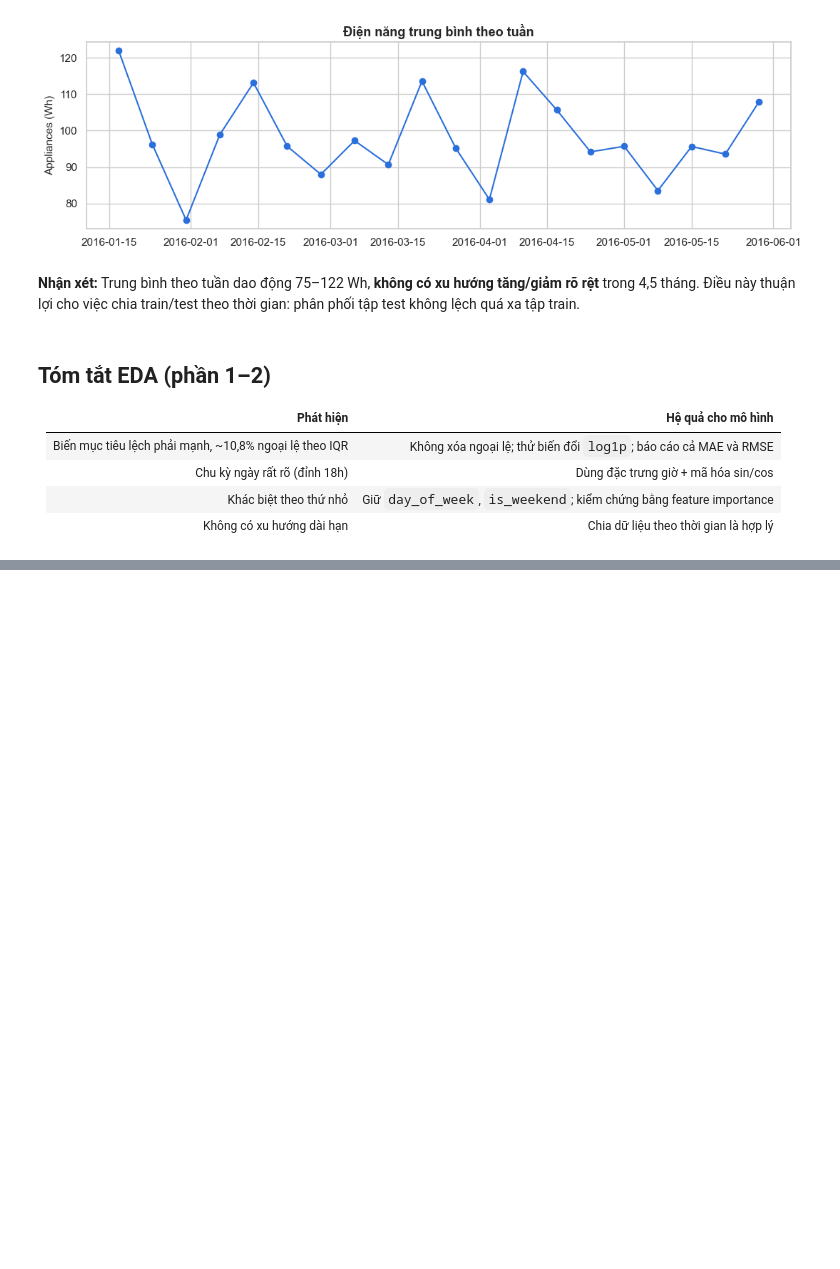
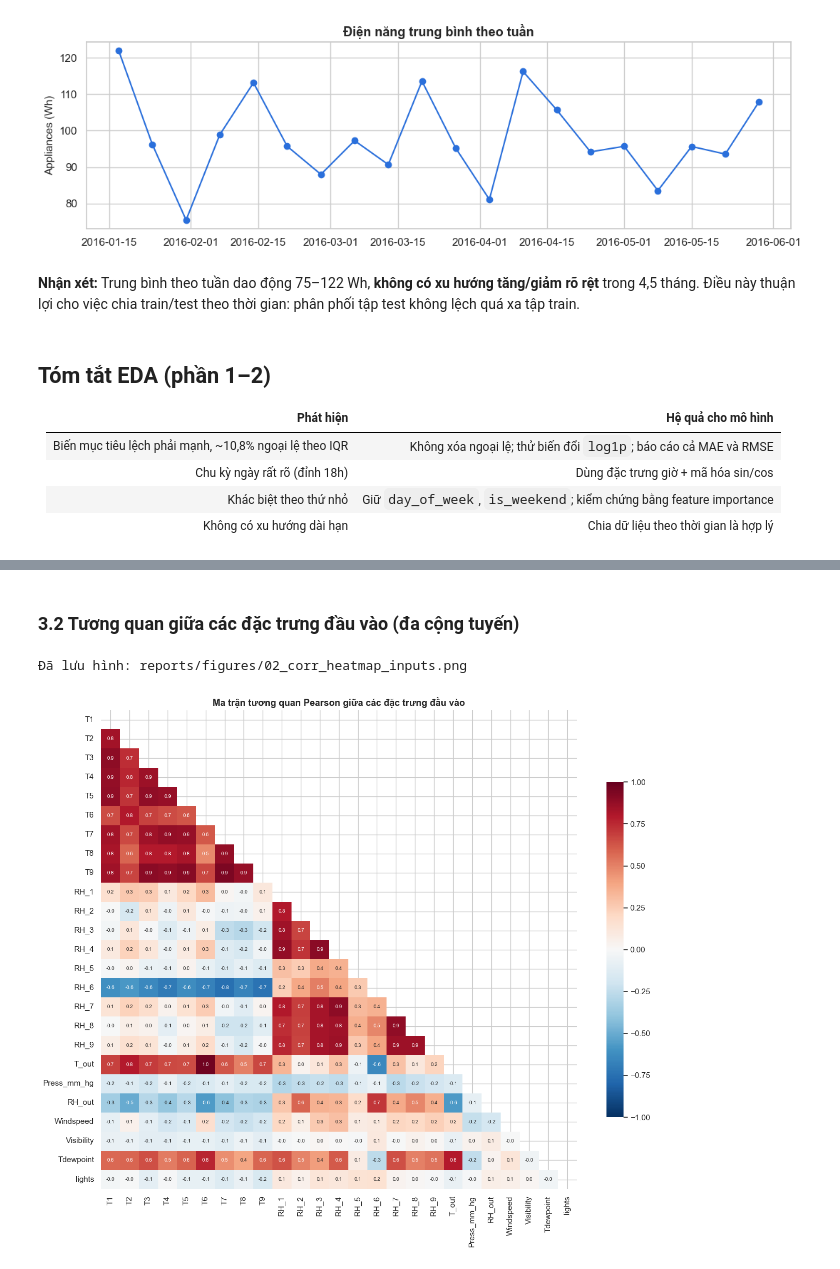
Before and after one commit to LeHung0676/Machine_learning_Group, a Jupyter notebook: DoAnCuoiKy/notebooks/02_eda.ipynb, the cells around one changed output, grey strips where cells are left out. Drawn from its saved outputs; the diff is of its cells as text; code cells hidden in the pictures; blank space fills up the shorter version.

```diff
--- a/DoAnCuoiKy/notebooks/02_eda.ipynb
+++ b/DoAnCuoiKy/notebooks/02_eda.ipynb
@@ -228,0 +295,19 @@ plt.show()
+# %% [markdown]
+### 3.2 Tương quan giữa các đặc trưng đầu vào (đa cộng tuyến)
+# %%
+from src.config import HUMIDITY_COLS, TEMP_COLS, WEATHER_COLS
+
+input_cols = TEMP_COLS + HUMIDITY_COLS + WEATHER_COLS + ["lights"]
+corr_in = df[input_cols].corr()
+
+fig, ax = plt.subplots(figsize=(13, 11))
+mask = np.triu(np.ones_like(corr_in, dtype=bool))
+sns.heatmap(corr_in, mask=mask, cmap="RdBu_r", center=0, vmin=-1, vmax=1,
+            annot=True, fmt=".1f", annot_kws={"size": 7}, ax=ax, cbar_kws={"shrink": 0.7})
+ax.set_title("Ma trận tương quan Pearson giữa các đặc trưng đầu vào")
+fig.tight_layout()
+save_fig(fig, "02_corr_heatmap_inputs")
+plt.show()
+# %% [output]
+Đã lưu hình: reports/figures/02_corr_heatmap_inputs.png
+[figure, added]
```
Also changed, not shown: parts of 17 cells of this notebook, 4 other files.
